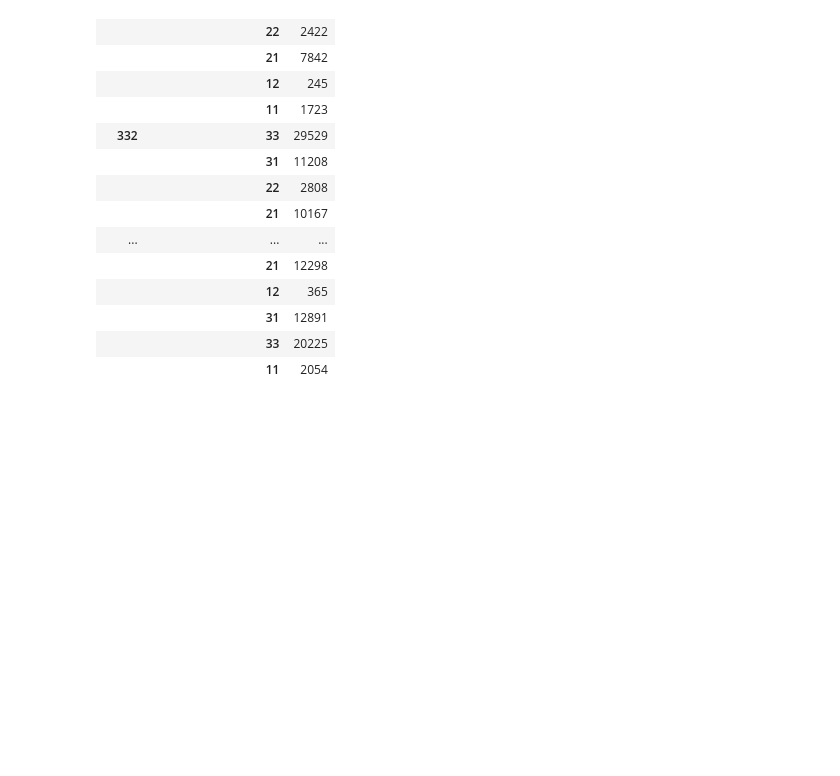
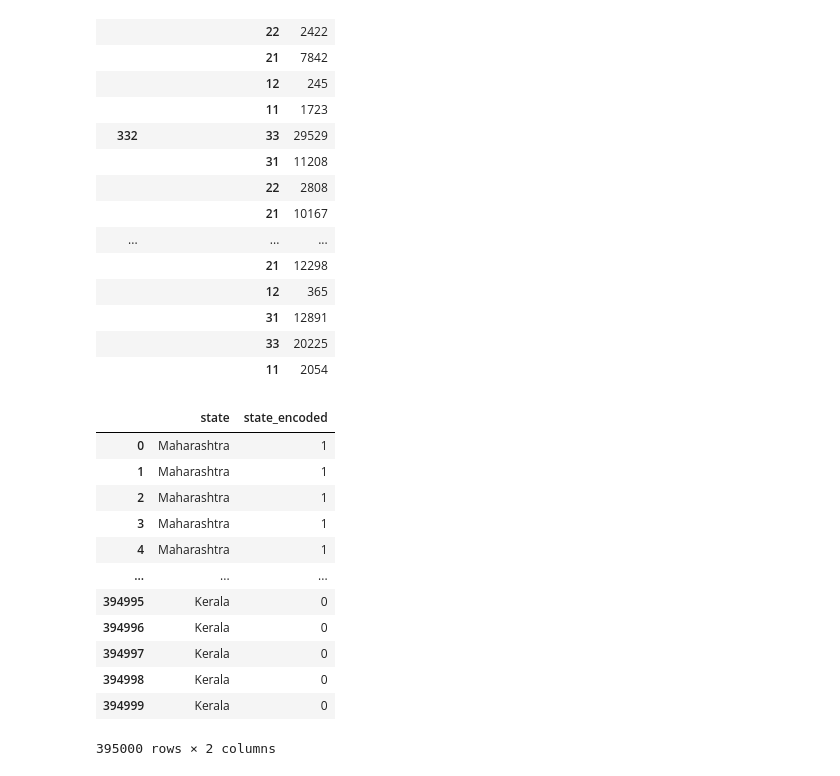
Before and after one commit to Prateekbangwal/Predicting_sales_of_product, a Jupyter notebook: predicting_retail_sales.ipynb, the cells around one changed output. Saved outputs shown, nothing was run; the diff lists cells and outputs as text; code cells hidden in the pictures; blank space fills up the shorter version.

```diff
--- a/predicting_retail_sales.ipynb
+++ b/predicting_retail_sales.ipynb
@@ -381,3 +381,23 @@ train_data = train_data.drop(['date'],axis =1)
 #splitting the dataset into train and test set
 X = train_data.drop(['sales'],axis = 1)
 y = train_data['sales']
+# %%
+from sklearn.preprocessing import LabelEncoder
+
+
+X['state_encoded'] = LabelEncoder().fit_transform(X['state'])
+X[['state','state_encoded']]
+# %% [output]
+|  | state | state_encoded |
+| 0 | Maharashtra | 1 |
+| 1 | Maharashtra | 1 |
+| 2 | Maharashtra | 1 |
+| 3 | Maharashtra | 1 |
+| 4 | Maharashtra | 1 |
+| ... | ... | ... |
+| 394995 | Kerala | 0 |
+| 394996 | Kerala | 0 |
+| 394997 | Kerala | 0 |
+| 394998 | Kerala | 0 |
+| 394999 | Kerala | 0 |
+395000 rows × 2 columns
```
Also changed, not shown: parts of 16 cells of this notebook.
